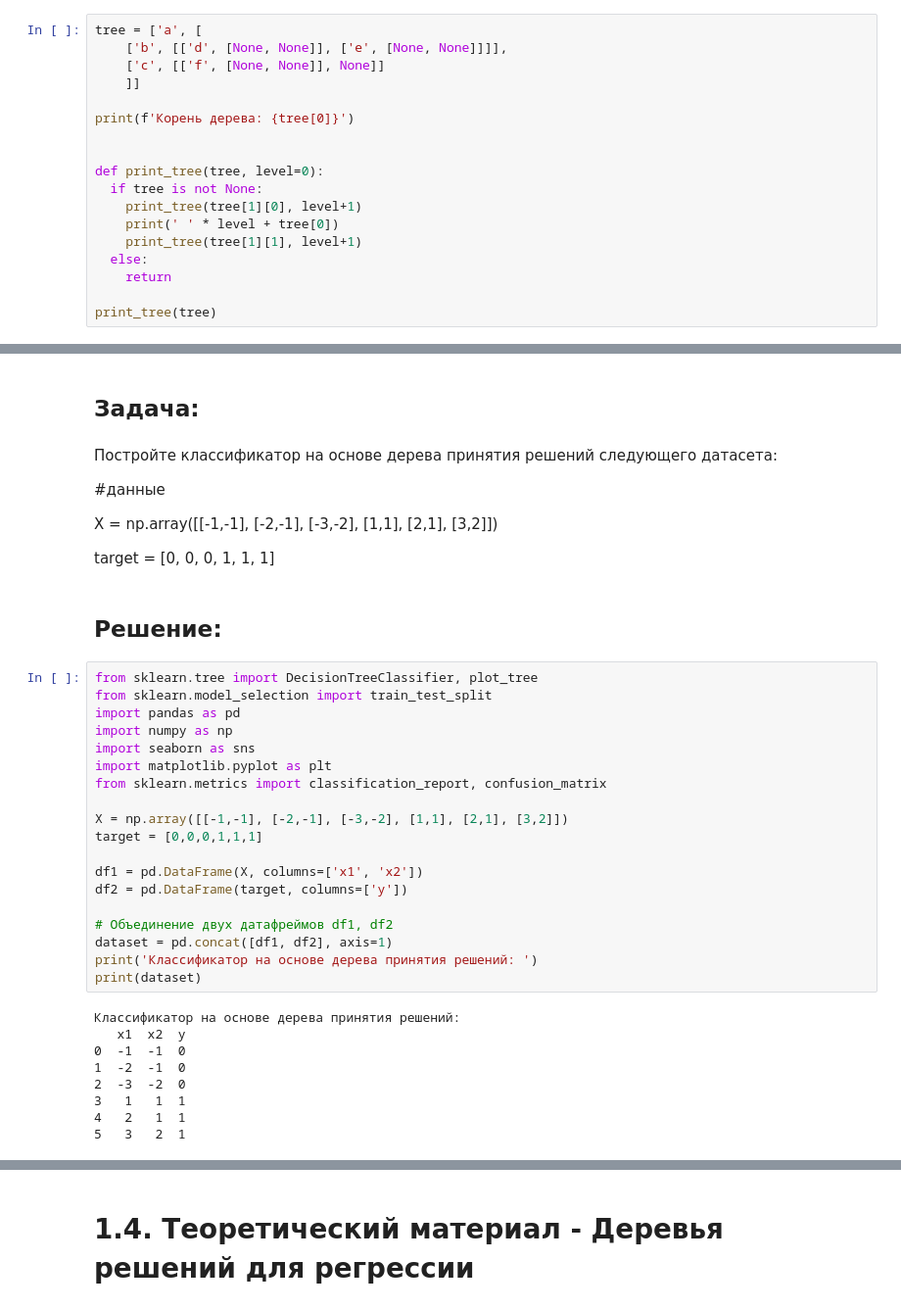
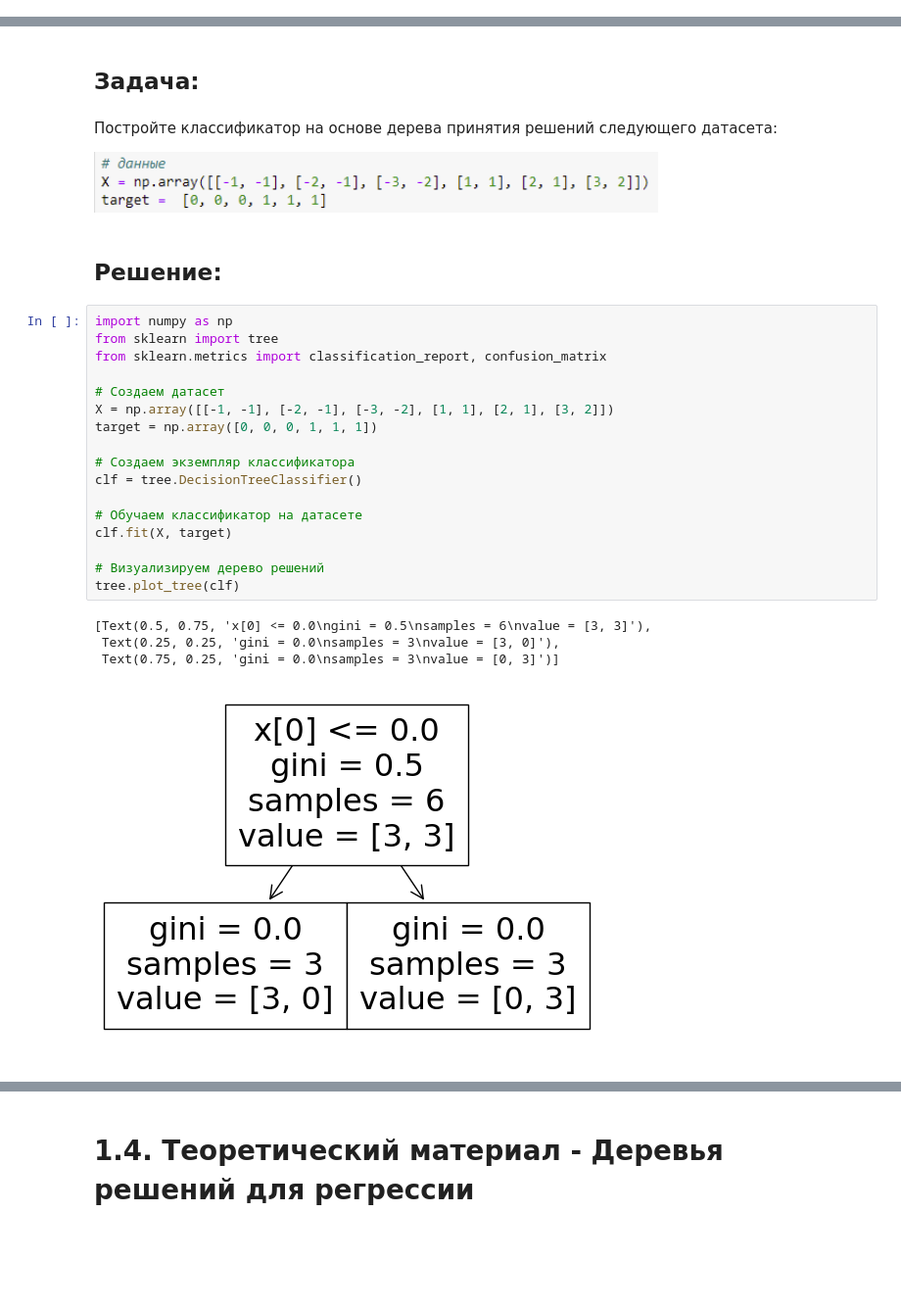
Before and after one commit to Kaz1deX/Artificial-intelligence-Mirea, a Jupyter notebook: Petrunin_M_Workbook5.ipynb, the cells around one changed output, grey strips where cells are left out. Shown: that part at 98% size. Cells and saved outputs as stored; diff of their text form; blank space fills up the shorter version.

```diff
--- a/Petrunin_M_Workbook5.ipynb
+++ b/Petrunin_M_Workbook5.ipynb
@@ -336,20 +353,2 @@ print("Перевод из градусов в радианы: ", trig.__rad__()
 # %% [markdown]
 ## Решение:
-# %%
-tree = ['a', [
-    ['b', [['d', [None, None]], ['e', [None, None]]]],
-    ['c', [['f', [None, None]], None]]
-    ]]
-
-print(f'Корень дерева: {tree[0]}')
-
-
-def print_tree(tree, level=0):
-  if tree is not None:
-    print_tree(tree[1][0], level+1)
-    print(' ' * level + tree[0])
-    print_tree(tree[1][1], level+1)
-  else:
-    return
-
-print_tree(tree)
@@ -465,41 +450,30 @@ tree.PrintTree()
 # %% [markdown]
 ## Задача:
-# %% [markdown]
-Постройте классификатор на основе дерева принятия решений
-следующего датасета:
-
-#данные
-
-X = np.array([[-1,-1], [-2,-1], [-3,-2], [1,1], [2,1], [3,2]])
-
-target = [0, 0, 0, 1, 1, 1]
+# %% [markdown]
+Постройте классификатор на основе дерева принятия решений следующего датасета:
+
+![image.png](attachment:image.png)
 # %% [markdown]
 ## Решение:
 # %%
-from sklearn.tree import DecisionTreeClassifier, plot_tree
-from sklearn.model_selection import train_test_split
-import pandas as pd
 import numpy as np
-import seaborn as sns
-import matplotlib.pyplot as plt
+from sklearn import tree
 from sklearn.metrics import classification_report, confusion_matrix
 
-X = np.array([[-1,-1], [-2,-1], [-3,-2], [1,1], [2,1], [3,2]])
-target = [0,0,0,1,1,1]
+# Создаем датасет
+X = np.array([[-1, -1], [-2, -1], [-3, -2], [1, 1], [2, 1], [3, 2]])
+target = np.array([0, 0, 0, 1, 1, 1])
 
-df1 = pd.DataFrame(X, columns=['x1', 'x2'])
-df2 = pd.DataFrame(target, columns=['y'])
+# Создаем экземпляр классификатора
+clf = tree.DecisionTreeClassifier()
 
-# Объединение двух датафреймов df1, df2
-dataset = pd.concat([df1, df2], axis=1)
-print('Классификатор на основе дерева принятия решений: ')
-print(dataset)
+# Обучаем классификатор на датасете
+clf.fit(X, target)
+
+# Визуализируем дерево решений
+tree.plot_tree(clf)
 # %% [output]
-Классификатор на основе дерева принятия решений:
-   x1  x2  y
-0  -1  -1  0
-1  -2  -1  0
-2  -3  -2  0
-3   1   1  1
-4   2   1  1
-5   3   2  1
+[Text(0.5, 0.75, 'x[0] <= 0.0\ngini = 0.5\nsamples = 6\nvalue = [3, 3]'),
+ Text(0.25, 0.25, 'gini = 0.0\nsamples = 3\nvalue = [3, 0]'),
+ Text(0.75, 0.25, 'gini = 0.0\nsamples = 3\nvalue = [0, 3]')]
+[figure, added]
```
Also changed, not shown: parts of 41 cells of this notebook, 5 other files.
